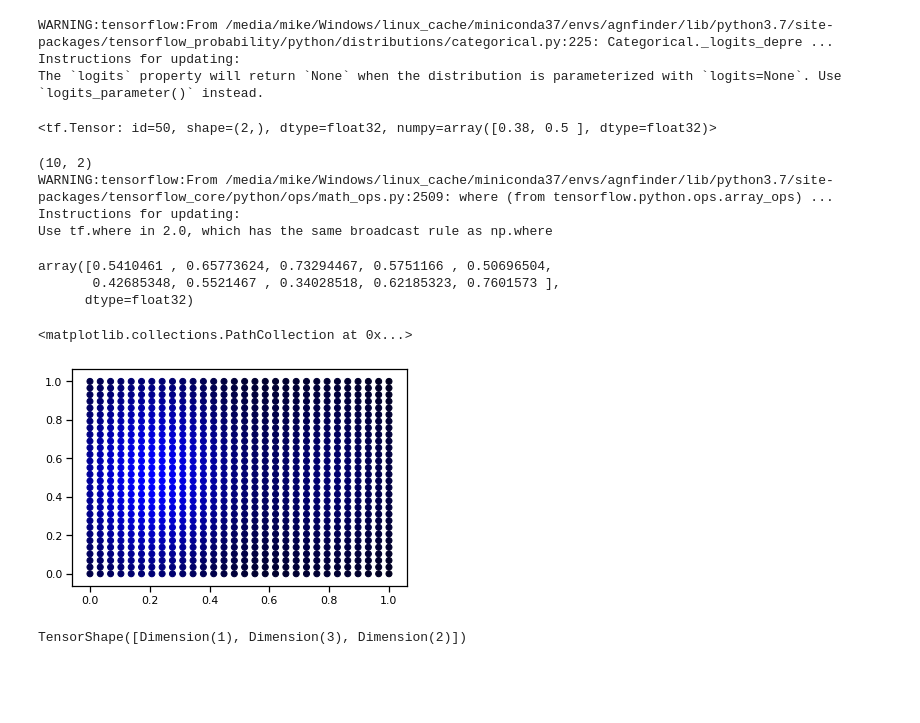
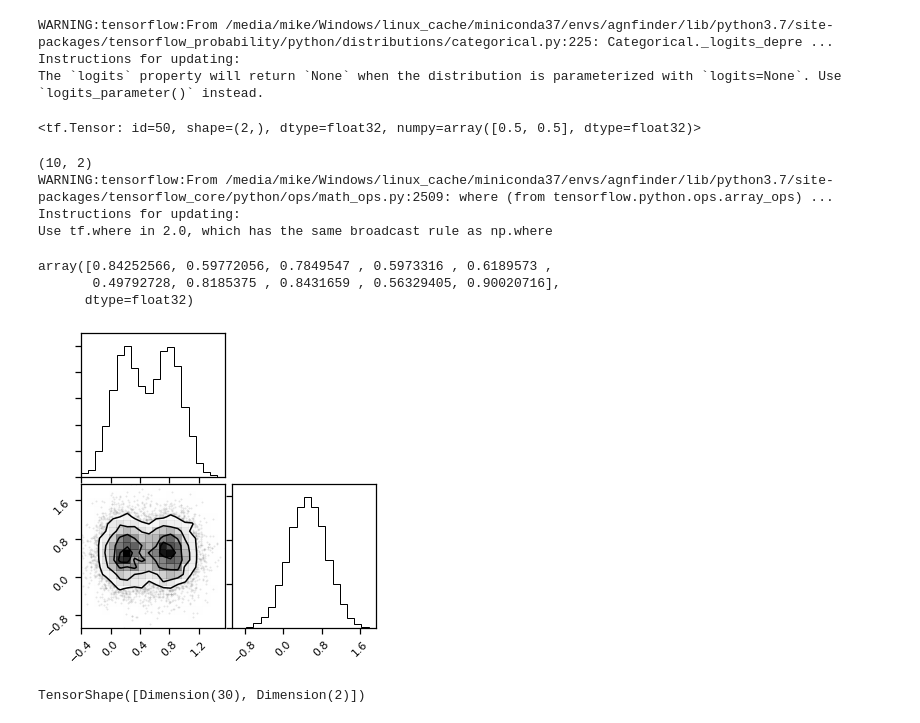
Before and after one commit to mwalmsley/agnfinder, a Jupyter notebook: notebooks/inference/basic_hmc_test.ipynb, the cells around one changed output. Saved outputs shown, nothing was run; the diff lists cells and outputs as text; code cells hidden in the pictures; blank space fills up the shorter version.

```diff
--- a/notebooks/inference/basic_hmc_test.ipynb
+++ b/notebooks/inference/basic_hmc_test.ipynb
@@ -38,20 +31,19 @@ tfd = tfp.distributions
 #       scale_diag=[0.3, 0.3])
 # dist.mean().numpy()
 
+# two slightly overlapping 2D Gaussians
 dist = tfd.MixtureSameFamily(
     mixture_distribution=tfd.Categorical(
-        probs=[0.3, 0.7]),
+        probs=[0.5, 0.5]),
     components_distribution=tfd.MultivariateNormalDiag(
     loc=[[.8, .5], [.2, .5]],
     scale_diag=[[.2, .4], [.2, .4]])
 )
-
-dist.mean()
 # %% [output]
 WARNING:tensorflow:From /media/mike/Windows/linux_cache/miniconda37/envs/agnfinder/lib/python3.7/site-packages/tensorflow_probability/python/distributions/categorical.py:225: Categorical._logits_depre ...
 Instructions for updating:
 The `logits` property will return `None` when the distribution is parameterized with `logits=None`. Use `logits_parameter()` instead.
-<tf.Tensor: id=50, shape=(2,), dtype=float32, numpy=array([0.38, 0.5 ], dtype=float32)>
+<tf.Tensor: id=50, shape=(2,), dtype=float32, numpy=array([0.5, 0.5], dtype=float32)>
 # %%
 x = tf.constant(np.random.rand(10, 2), dtype=tf.float32)
 print(x.shape)
@@ -61,25 +53,6 @@ dist.prob(x).numpy()
 WARNING:tensorflow:From /media/mike/Windows/linux_cache/miniconda37/envs/agnfinder/lib/python3.7/site-packages/tensorflow_core/python/ops/math_ops.py:2509: where (from tensorflow.python.ops.array_ops) ...
 Instructions for updating:
 Use tf.where in 2.0, which has the same broadcast rule as np.where
-array([0.5410461 , 0.65773624, 0.73294467, 0.5751166 , 0.50696504,
-       0.42685348, 0.5521467 , 0.34028518, 0.62185323, 0.7601573 ],
+array([0.84252566, 0.59772056, 0.7849547 , 0.5973316 , 0.6189573 ,
+       0.49792728, 0.8185375 , 0.8431659 , 0.56329405, 0.90020716],
       dtype=float32)
-# %%
-x = np.linspace(0, 1, 30)
-y = np.linspace(0, 1, 30)
-xx, yy = np.meshgrid(x, y)
-
-xxx = xx.flatten()
-yyy = yy.flatten()
-
-locs = np.array([[xxx[n], yyy[n]] for n in range(len(xxx))])
-
-probs = dist.prob(locs)
-scaled = probs.numpy() / probs.numpy().max()
-
-colors = [[0, 0, p] for p in scaled]
-
-plt.scatter(x=locs[:, 0], y=locs[:, 1], c=colors)
-# %% [output]
-<matplotlib.collections.PathCollection at 0x...>
-[figure, removed]
@@ -93,12 +59,19 @@ log_prob = dist.log_prob
+# %%
+exact_samples = dist.sample(10000)
+_ = corner.corner(exact_samples)
+# %% [output]
+[figure, added]
 # %%
-n_chains = 3
+
+log_prob = dist.log_prob
+
+n_chains = 30
 # initial_state = tf.constant([0.1, 0.15, 0.2])
-initial_state = tf.constant([np.random.rand(n_chains, 2)], dtype=tf.float32)
-num_results = 500
-num_burnin = 500
-initial_state.shape
+initial_state = tf.constant(np.random.rand(n_chains, 2), dtype=tf.float32)
+num_results = 1000
+num_burnin = 100
 # %% [output]
-TensorShape([Dimension(1), Dimension(3), Dimension(2)])
+TensorShape([Dimension(30), Dimension(2)])
 # %%
 log_prob(initial_state).numpy()
 # %% [output]
```
Also changed, not shown: parts of 24 cells of this notebook, 6 other files.
